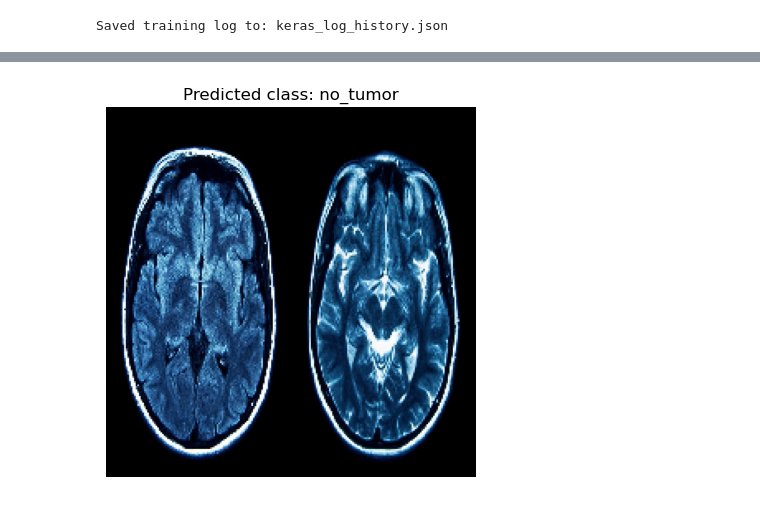
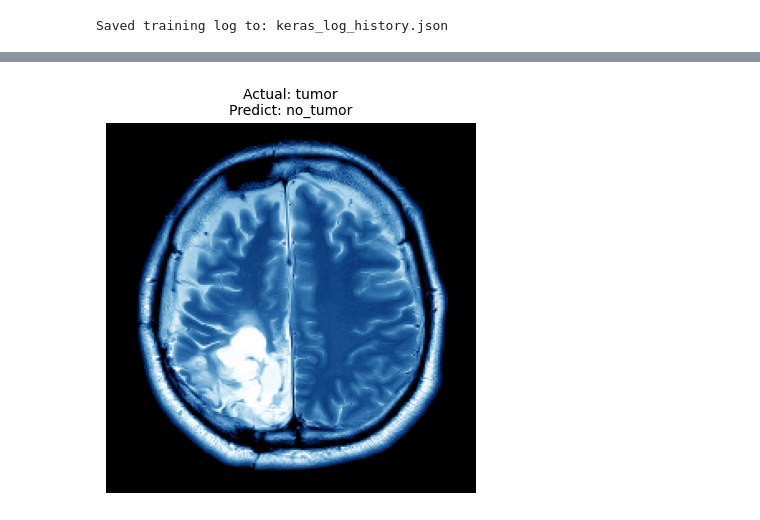
Before and after one commit to tkvngan/DeepLearning_for_BrainTumorDetection, a Jupyter notebook: notebooks/02_supervised_learning-VGG-V2.ipynb, the cells around one changed output, grey strips where cells are left out. Saved outputs shown, nothing was run; the diff lists cells and outputs as text; code cells hidden in the pictures.

Commit message:
update image

```diff
--- a/notebooks/02_supervised_learning-VGG-V2.ipynb
+++ b/notebooks/02_supervised_learning-VGG-V2.ipynb
@@ -134,7 +134,7 @@ save_model_architecture(model)
 Model architecture saved to model_vgg_cnn.png
 # %%
 # Train the model
-early_stopping = tf.keras.callbacks.EarlyStopping(monitor='val_loss', patience=3, restore_best_weights=True)
-history = model.fit(train_data, validation_data=val_data, epochs=20, callbacks=[early_stopping])
+#early_stopping = tf.keras.callbacks.EarlyStopping(monitor='val_loss', patience=3, restore_best_weights=True)
+history = model.fit(train_data, validation_data=val_data, epochs=20)
 # %% [output]
 Epoch 1/20
@@ -400,6 +400,6 @@ Predicted: no_tumor
 # %%
 # Set image path (your new image)
-img_path2 = "../data/tumor_internet/Side-By-Side-Of-Brain-MRI-Scan-Results.png"
+img_path2 = "../data/tumor_internet/Brain-MRI-Scan-Results.png"
 # Set same size as training images
 IMG_SIZE = (224, 224)
 
@@ -422,7 +422,7 @@ else:
     print("Predicted class: Class 0")
 
 plt.imshow(img)
-plt.title(f"Predicted class: {'tumor' if probability > 0.5 else 'no_tumor'}")
+plt.title(f"Actual: tumor\nPredict: {'tumor' if probability > 0.5 else 'no_tumor'}", fontsize=10)
 plt.axis('off')
 plt.show()
 # %% [output]
@@ -431,2 +431,2 @@ Predicted Probability: 0.3488
 Predicted class: Class 0
-[figure, old version]
+[figure, new version]
```
Also changed, not shown: parts of 11 cells of this notebook, 1 other file.
